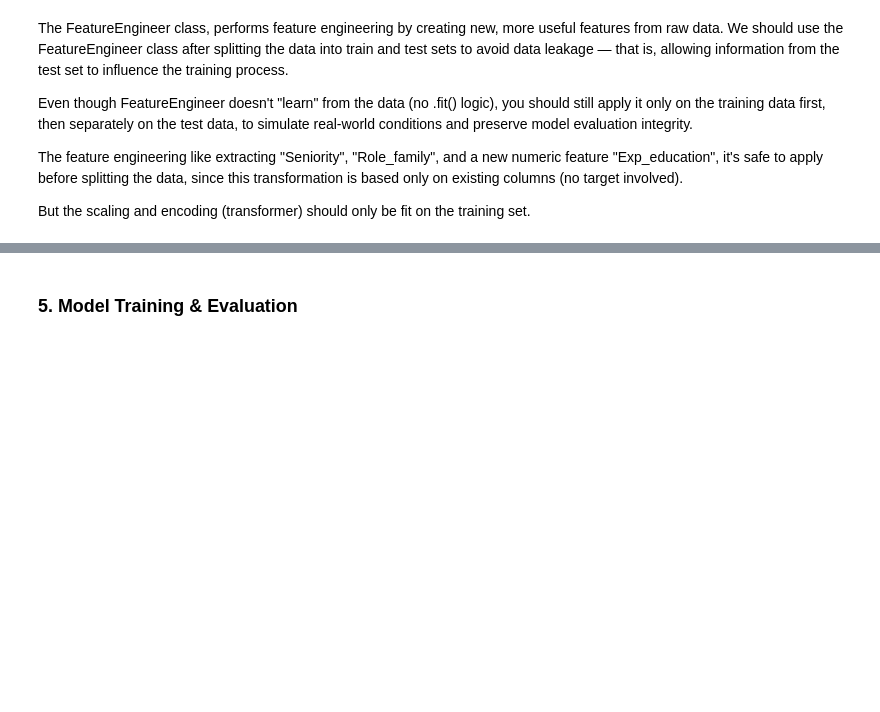
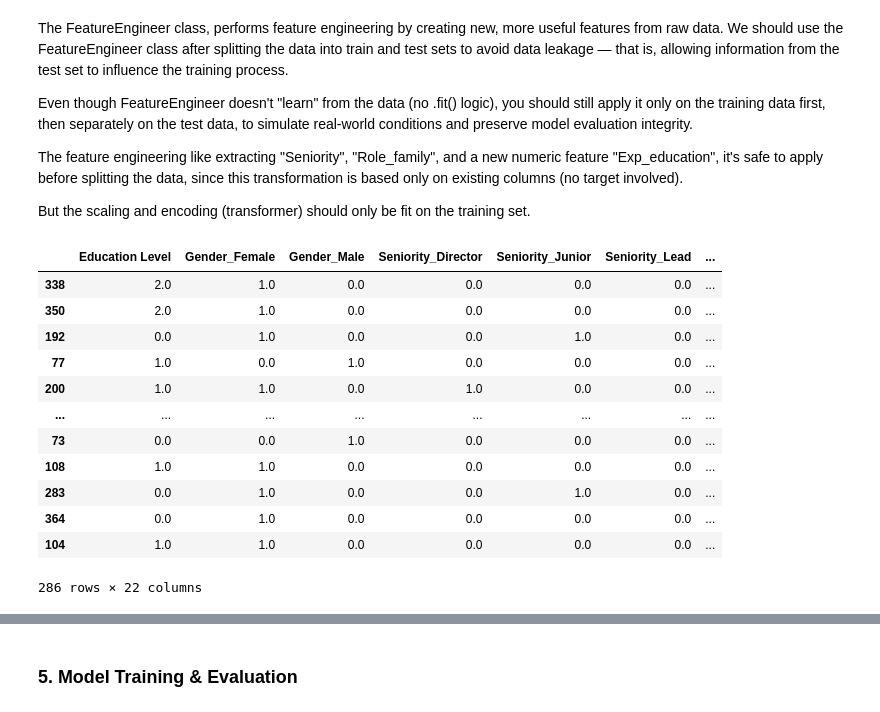
Before and after one commit to leonardoheis/fau_predic_salario, a Jupyter notebook: notebooks/main.ipynb, the cells around one changed output, grey strips where cells are left out. Cells and saved outputs as stored; diff of their text form; code cells hidden in the pictures; blank space fills up the shorter version.

```diff
--- a/notebooks/main.ipynb
+++ b/notebooks/main.ipynb
@@ -738,0 +741,16 @@ X_test_transformed = full_pipeline.transform(X_test)
+# %%
+X_train_transformed
+# %% [output]
+|  | Education Level | Gender_Female | Gender_Male | Seniority_Director | Seniority_Junior | Seniority_Lead | ... |
+| 338 | 2.0 | 1.0 | 0.0 | 0.0 | 0.0 | 0.0 | ... |
+| 350 | 2.0 | 1.0 | 0.0 | 0.0 | 0.0 | 0.0 | ... |
+| 192 | 0.0 | 1.0 | 0.0 | 0.0 | 1.0 | 0.0 | ... |
+| 77 | 1.0 | 0.0 | 1.0 | 0.0 | 0.0 | 0.0 | ... |
+| 200 | 1.0 | 1.0 | 0.0 | 1.0 | 0.0 | 0.0 | ... |
+| ... | ... | ... | ... | ... | ... | ... | ... |
+| 73 | 0.0 | 0.0 | 1.0 | 0.0 | 0.0 | 0.0 | ... |
+| 108 | 1.0 | 1.0 | 0.0 | 0.0 | 0.0 | 0.0 | ... |
+| 283 | 0.0 | 1.0 | 0.0 | 0.0 | 1.0 | 0.0 | ... |
+| 364 | 0.0 | 1.0 | 0.0 | 0.0 | 0.0 | 0.0 | ... |
+| 104 | 1.0 | 1.0 | 0.0 | 0.0 | 0.0 | 0.0 | ... |
+286 rows × 22 columns
```
Also changed, not shown: parts of 24 cells of this notebook, 3 other files.
